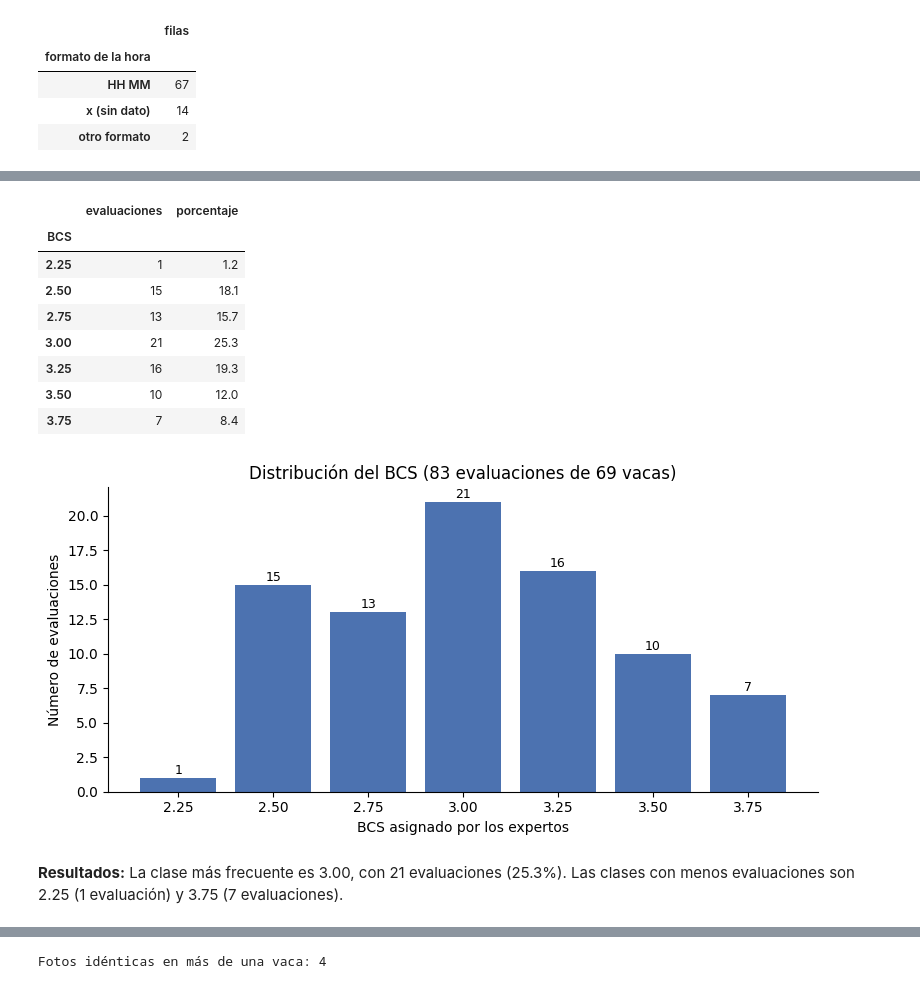
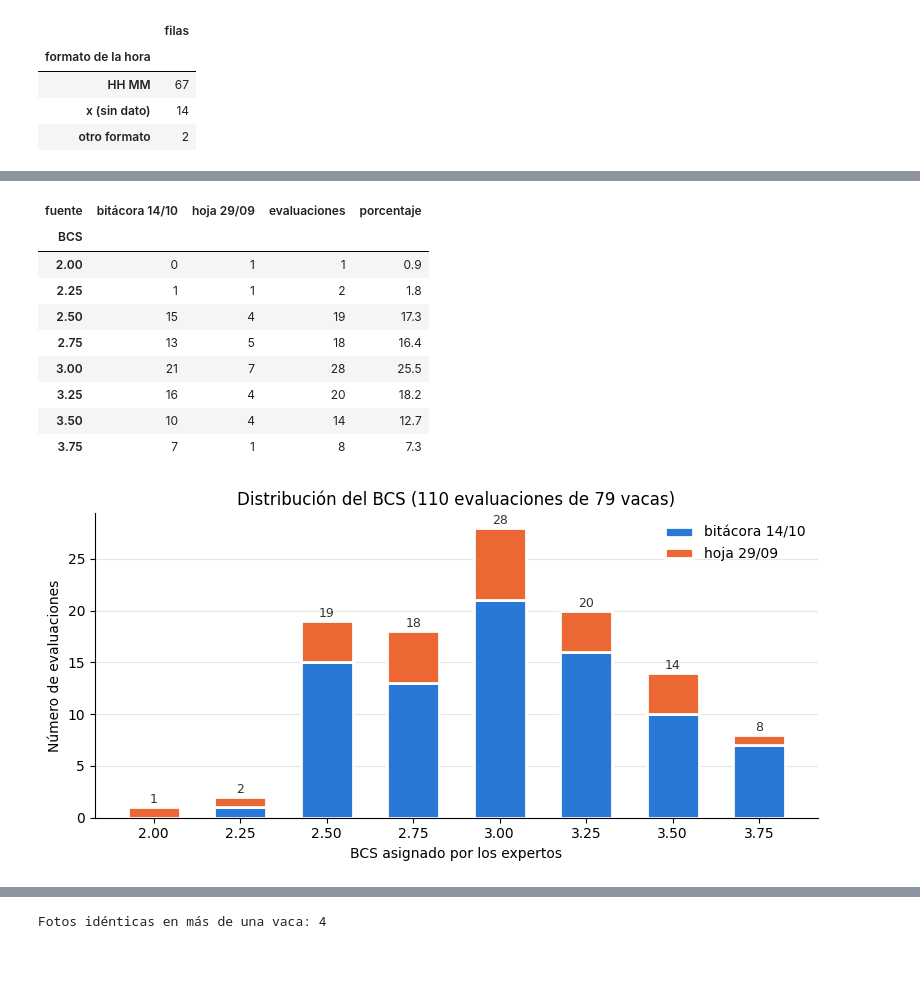
Before and after one commit to AIPorDefinir/ai-model-tutsipink, a Jupyter notebook: src/notebooks/02-data-understanding/01_du_bcs_problem.ipynb, the cells around one changed output, grey strips where cells are left out. Cells and saved outputs as stored; diff of their text form; code cells hidden in the pictures; blank space fills up the shorter version.

```diff
--- a/src/notebooks/02-data-understanding/01_du_bcs_problem.ipynb
+++ b/src/notebooks/02-data-understanding/01_du_bcs_problem.ipynb
@@ -177,6 +201,7 @@ for p in sorted(DIR_FOTOS.rglob("*")):
     if p.is_file() and p.suffix.lower() in EXT_FOTO and not p.name.startswith("."):
         rel = p.relative_to(DIR_FOTOS)
         filas.append({"id_vaca": p.parent.name.strip(), "descarga": rel.parts[0],
+                      "visita": "14/10" if PATRON_DESCARGA.search(rel.parts[0]) else "29/09",
                       "archivo": p.name, "ruta": str(rel), "ext": p.suffix.lower(),
                       "bytes": p.stat().st_size, "sha256": sha256(p)})
 fotos = pd.DataFrame(filas)
@@ -186,8 +211,12 @@ csv_ordeno = sorted(p for p in DIR_CSV.rglob("*.csv") if p.stem.strip().isdigit(
 ids_ordeno = {p.stem.strip() for p in csv_ordeno}
 
 fuentes = pd.DataFrame([
-    {"fuente": "Fotos (fotosextraidas/)", "archivos": len(fotos), "MB": fotos["bytes"].sum() / 1e6},
-    {"fuente": "Bitácora de expertos (etiquetas_bsc.xlsx)", "archivos": 1, "MB": BITACORA.stat().st_size / 1e6},
+    {"fuente": "Fotos de la visita del 14/10 (fotosextraidas/)", "archivos": int((fotos["visita"] == "14/10").sum()),
+     "MB": fotos.loc[fotos["visita"] == "14/10", "bytes"].sum() / 1e6},
+    {"fuente": "Fotos de la visita del 29/09 (fotosextraidas/)", "archivos": int((fotos["visita"] == "29/09").sum()),
+     "MB": fotos.loc[fotos["visita"] == "29/09", "bytes"].sum() / 1e6},
+    {"fuente": "Bitácora de expertos del 14/10 (etiquetas_bsc.xlsx)", "archivos": 1, "MB": BITACORA.stat().st_size / 1e6},
+    {"fuente": "Hoja manuscrita del 29/09 (bitacora_hoja_manuscrita.csv)", "archivos": 1, "MB": HOJA.stat().st_size / 1e6},
     {"fuente": "Dataset VMS 3 (vms-3.csv)", "archivos": 1, "MB": VMS3.stat().st_size / 1e6},
     {"fuente": "CSV de ordeño (uno por vaca)", "archivos": len(csv_ordeno),
      "MB": sum(p.stat().st_size for p in csv_ordeno) / 1e6},
@@ -278,0 +321,11 @@ CSV de ordeño: 34 vacas
+# %%
+# Hoja manuscrita: una fila por evaluación
+hoja_raw = pd.read_csv(HOJA, dtype=str, keep_default_na=False, encoding="utf-8-sig")
+hoja = pd.DataFrame({
+    "renglon": pd.to_numeric(hoja_raw["renglon"], errors="coerce"),
+    "id_vaca": hoja_raw["id_vaca"].str.strip().str.replace(r"\.0$", "", regex=True),
+    "bcs": pd.to_numeric(hoja_raw["bcs"].str.replace(",", "."), errors="coerce"),
+    "nota": hoja_raw["nota"].str.strip() if "nota" in hoja_raw.columns else "",
+})
+print(f"Hoja manuscrita: {len(hoja)} renglones")
+print("Columnas:", list(hoja_raw.columns))
@@ -415,36 +565,46 @@ display(por_vaca.to_frame())
 # %%
-bcs_validos = bit["bcs"].dropna()
+FUENTES = ["bitácora 14/10", "hoja 29/09"]
+COLORES = {"bitácora 14/10": "#2a78d6", "hoja 29/09": "#eb6834"}
+
+bcs_validos = evals["bcs"].dropna()
 clases = np.arange(np.floor(bcs_validos.min() * 4) / 4, bcs_validos.max() + 0.125, 0.25)
-conteo = bcs_validos.value_counts().reindex(clases, fill_value=0)
-tabla_clases = pd.DataFrame({
-    "evaluaciones": conteo.values,
-    "porcentaje": (100 * conteo / conteo.sum()).round(1).values,
-}, index=pd.Index([f"{c:.2f}" for c in clases], name="BCS"))
+conteo = (evals.dropna(subset=["bcs"]).groupby("fuente")["bcs"].value_counts().unstack(0)
+          .reindex(index=clases, columns=FUENTES).fillna(0).astype(int))
+tabla_clases = conteo.copy()
+tabla_clases["evaluaciones"] = conteo.sum(axis=1)
+tabla_clases["porcentaje"] = (100 * tabla_clases["evaluaciones"] / tabla_clases["evaluaciones"].sum()).round(1)
+tabla_clases.index = pd.Index([f"{c:.2f}" for c in clases], name="BCS")
 display(tabla_clases)
 
 fig, ax = plt.subplots(figsize=(8, 4))
-ax.bar(tabla_clases.index, tabla_clases["evaluaciones"], color="#4C72B0")
+base = np.zeros(len(tabla_clases))
+for f in FUENTES:
+    ax.bar(tabla_clases.index, tabla_clases[f], bottom=base, width=0.6, color=COLORES[f],
+           edgecolor="white", linewidth=2, label=f)
+    base += tabla_clases[f].values
 for x, y in zip(tabla_clases.index, tabla_clases["evaluaciones"]):
-    ax.text(x, y + 0.3, str(y), ha="center", fontsize=9)
+    ax.text(x, y + 0.4, str(y), ha="center", fontsize=9, color="#333333")
 ax.set_xlabel("BCS asignado por los expertos")
 ax.set_ylabel("Número de evaluaciones")
-ax.set_title(f"Distribución del BCS ({len(bcs_validos)} evaluaciones de {bit['id_vaca'].nunique()} vacas)")
+ax.set_title(f"Distribución del BCS ({len(bcs_validos)} evaluaciones de {evals['id_vaca'].nunique()} vacas)")
+ax.legend(frameon=False)
+ax.grid(axis="y", color="#e5e5e5", linewidth=0.8)
+ax.set_axisbelow(True)
 ax.spines[["top", "right"]].set_visible(False)
 fig.tight_layout()
 fig.savefig(FIGURAS / "distribucion_bcs.png", dpi=200)
 plt.show()
 # %% [output]
-|  | evaluaciones | porcentaje |
-| BCS |  |  |
-| 2.25 | 1 | 1.2 |
-| 2.50 | 15 | 18.1 |
-| 2.75 | 13 | 15.7 |
-| 3.00 | 21 | 25.3 |
-| 3.25 | 16 | 19.3 |
-| 3.50 | 10 | 12.0 |
-| 3.75 | 7 | 8.4 |
+| fuente | bitácora 14/10 | hoja 29/09 | evaluaciones | porcentaje |
+| BCS |  |  |  |  |
+| 2.00 | 0 | 1 | 1 | 0.9 |
+| 2.25 | 1 | 1 | 2 | 1.8 |
+| 2.50 | 15 | 4 | 19 | 17.3 |
+| 2.75 | 13 | 5 | 18 | 16.4 |
+| 3.00 | 21 | 7 | 28 | 25.5 |
+| 3.25 | 16 | 4 | 20 | 18.2 |
+| 3.50 | 10 | 4 | 14 | 12.7 |
+| 3.75 | 7 | 1 | 8 | 7.3 |
-[figure, old version]
+[figure, new version]
-# %% [markdown]
-**Resultados:** La clase más frecuente es 3.00, con 21 evaluaciones (25.3%). Las clases con menos evaluaciones son 2.25 (1 evaluación) y 3.75 (7 evaluaciones).
 # %% [markdown]
 ### Vacas con más de una evaluación
```
Also changed, not shown: parts of 57 cells of this notebook, 6 other files.
